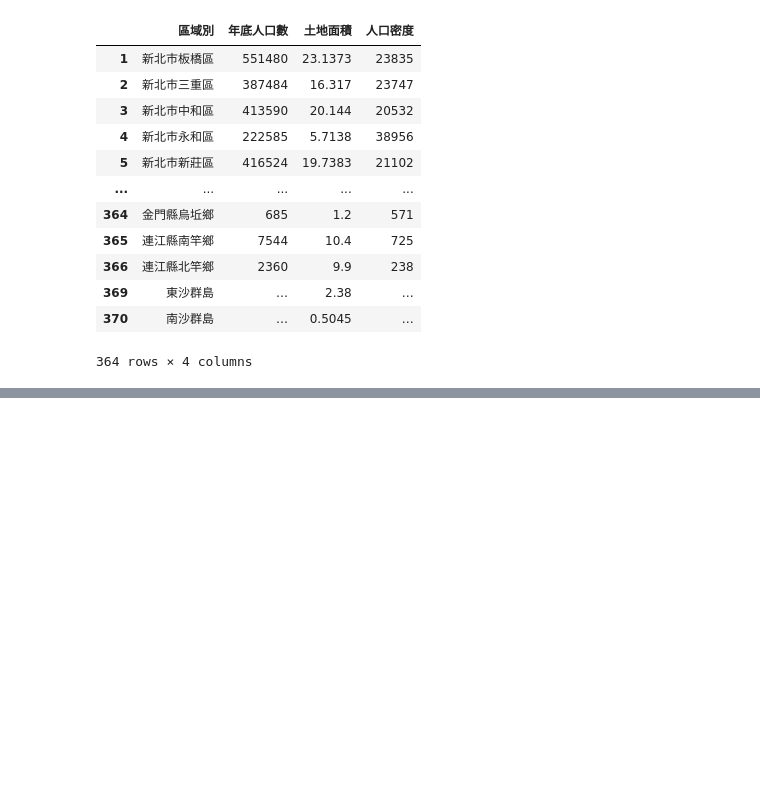
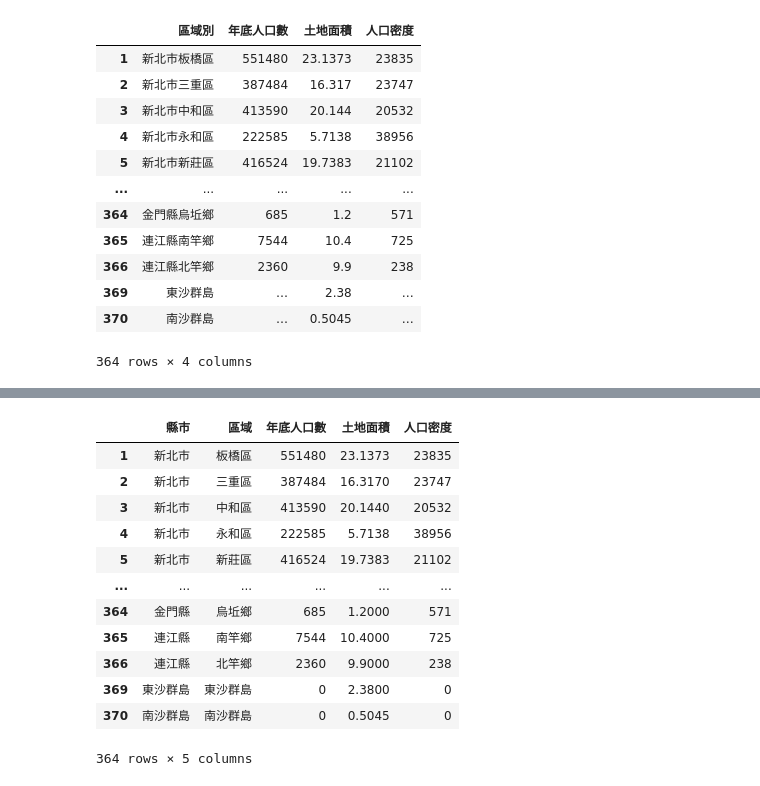
Before and after one commit to margart0114/Python_20250503, a Jupyter notebook: lesson17/lesson17_1.ipynb, the cells around one changed output, grey strips where cells are left out. Saved outputs shown, nothing was run; the diff lists cells and outputs as text; code cells hidden in the pictures; blank space fills up the shorter version.

```diff
--- a/lesson17/lesson17_1.ipynb
+++ b/lesson17/lesson17_1.ipynb
@@ -167,0 +154,16 @@ df5.query('人口密度== @m')
+# %%
+df5
+# %% [output]
+|  | 縣市 | 區域 | 年底人口數 | 土地面積 | 人口密度 |
+| 1 | 新北市 | 板橋區 | 551480 | 23.1373 | 23835 |
+| 2 | 新北市 | 三重區 | 387484 | 16.3170 | 23747 |
+| 3 | 新北市 | 中和區 | 413590 | 20.1440 | 20532 |
+| 4 | 新北市 | 永和區 | 222585 | 5.7138 | 38956 |
+| 5 | 新北市 | 新莊區 | 416524 | 19.7383 | 21102 |
+| ... | ... | ... | ... | ... | ... |
+| 364 | 金門縣 | 烏坵鄉 | 685 | 1.2000 | 571 |
+| 365 | 連江縣 | 南竿鄉 | 7544 | 10.4000 | 725 |
+| 366 | 連江縣 | 北竿鄉 | 2360 | 9.9000 | 238 |
+| 369 | 東沙群島 | 東沙群島 | 0 | 2.3800 | 0 |
+| 370 | 南沙群島 | 南沙群島 | 0 | 0.5045 | 0 |
+364 rows × 5 columns
```
Also changed, not shown: parts of 11 cells of this notebook.
